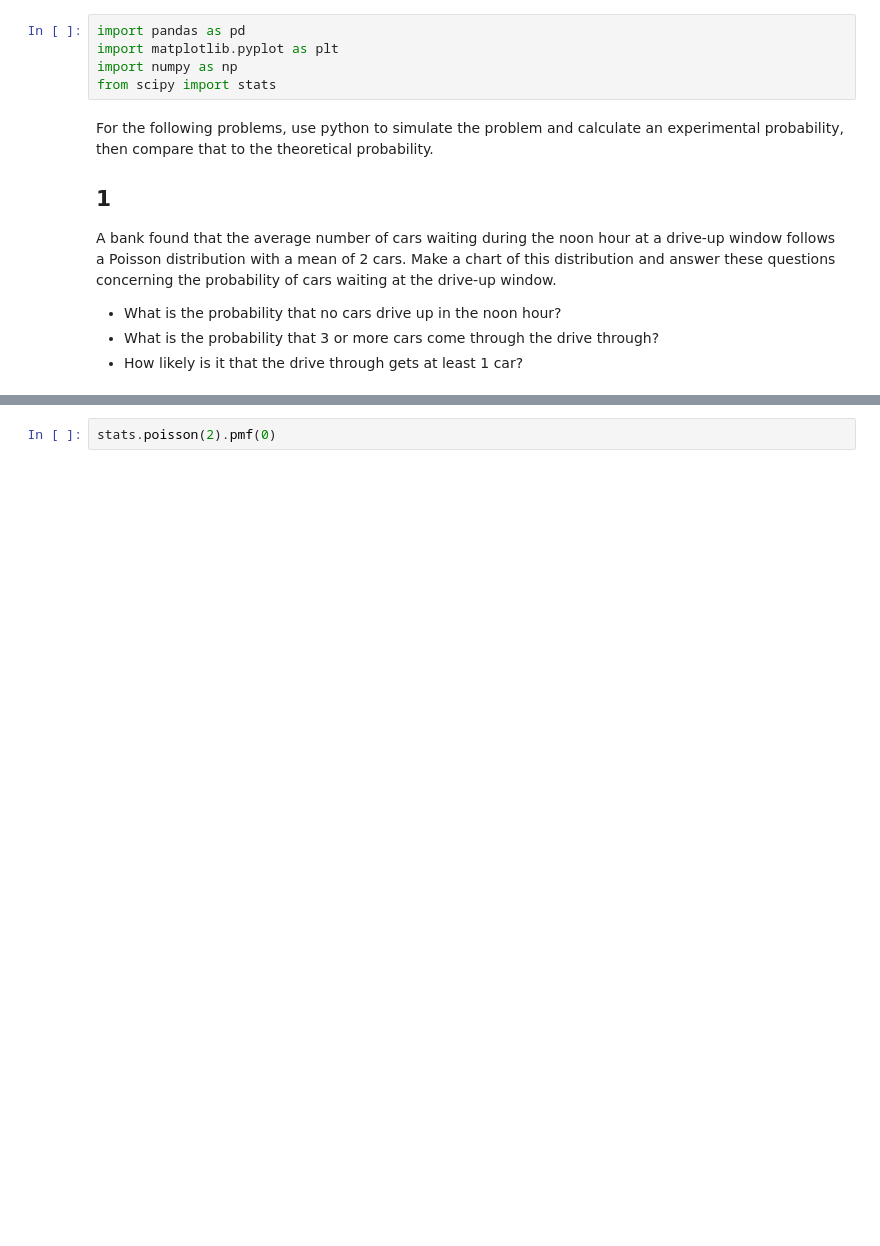
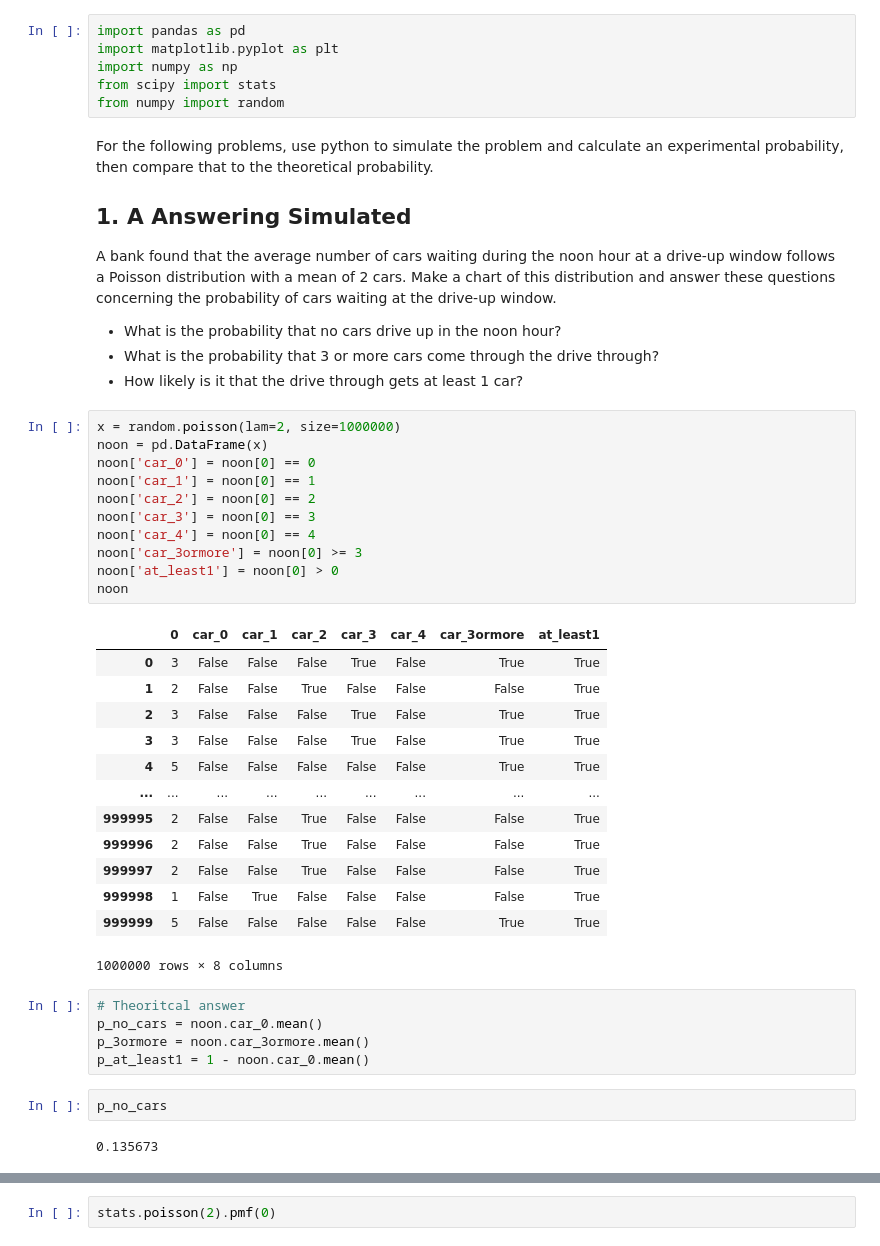
Before and after one commit to brandon-sharpe/statistics-exercises, a Jupyter notebook: probability_distributions.ipynb, the cells around one changed output, grey strips where cells are left out. Drawn from its saved outputs; the diff is of its cells as text; blank space fills up the shorter version.

```diff
--- a/probability_distributions.ipynb
+++ b/probability_distributions.ipynb
@@ -3,12 +3,47 @@ import pandas as pd
 import matplotlib.pyplot as plt
 import numpy as np
 from scipy import stats
+from numpy import random
 # %% [markdown]
 For the following problems, use python to simulate the problem and calculate an experimental probability, then compare that to the theoretical probability.
 
-## 1
+## 1. A Answering Simulated
 A bank found that the average number of cars waiting during the noon hour at a drive-up window follows a Poisson distribution with a mean of 2 cars. Make a chart of this distribution and answer these questions concerning the probability of cars waiting at the drive-up window.
 
 - What is the probability that no cars drive up in the noon hour?
 - What is the probability that 3 or more cars come through the drive through?
 - How likely is it that the drive through gets at least 1 car?
+# %%
+x = random.poisson(lam=2, size=1000000)
+noon = pd.DataFrame(x)
+noon['car_0'] = noon[0] == 0
+noon['car_1'] = noon[0] == 1
+noon['car_2'] = noon[0] == 2
+noon['car_3'] = noon[0] == 3
+noon['car_4'] = noon[0] == 4
+noon['car_3ormore'] = noon[0] >= 3
+noon['at_least1'] = noon[0] > 0
+noon
+# %% [output]
+|  | 0 | car_0 | car_1 | car_2 | car_3 | car_4 | car_3ormore | at_least1 |
+| 0 | 3 | False | False | False | True | False | True | True |
+| 1 | 2 | False | False | True | False | False | False | True |
+| 2 | 3 | False | False | False | True | False | True | True |
+| 3 | 3 | False | False | False | True | False | True | True |
+| 4 | 5 | False | False | False | False | False | True | True |
+| ... | ... | ... | ... | ... | ... | ... | ... | ... |
+| 999995 | 2 | False | False | True | False | False | False | True |
+| 999996 | 2 | False | False | True | False | False | False | True |
+| 999997 | 2 | False | False | True | False | False | False | True |
+| 999998 | 1 | False | True | False | False | False | False | True |
+| 999999 | 5 | False | False | False | False | False | True | True |
+1000000 rows × 8 columns
+# %%
+# Theoritcal answer
+p_no_cars = noon.car_0.mean()
+p_3ormore = noon.car_3ormore.mean()
+p_at_least1 = 1 - noon.car_0.mean()
+# %%
+p_no_cars
+# %% [output]
+0.135673
```
Also changed, not shown: parts of 40 cells of this notebook.
